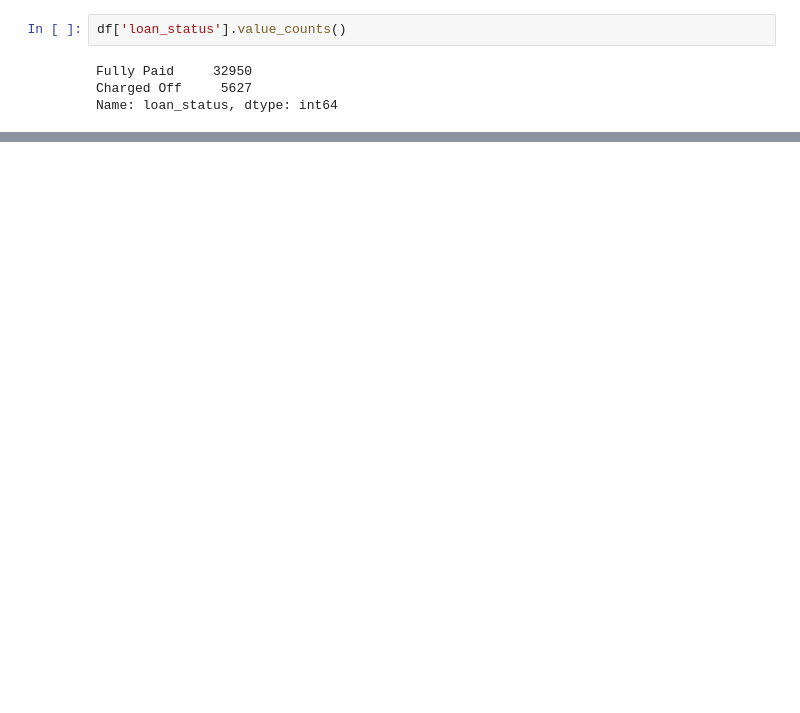
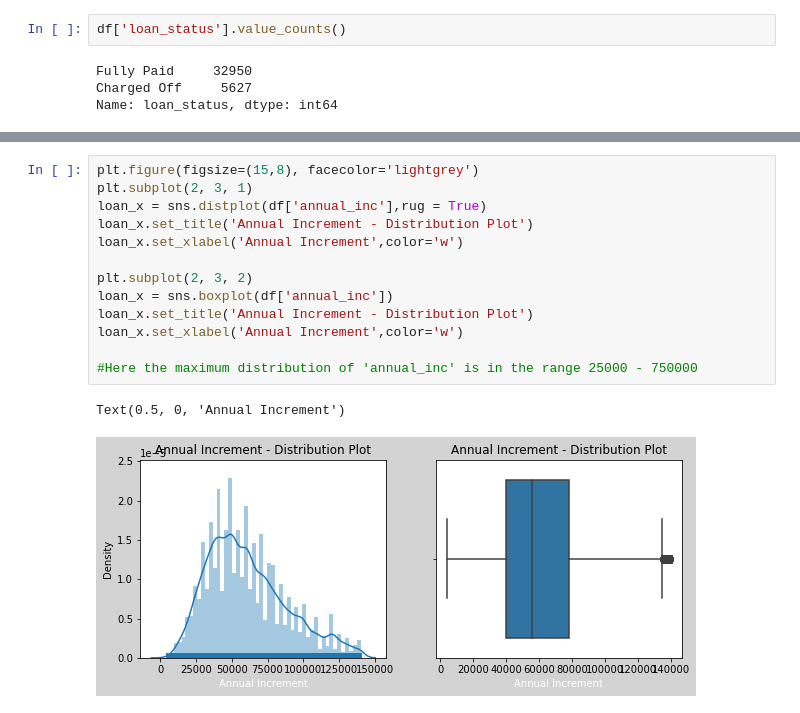
Before and after one commit to ShwetaRRao2511/EDAAssignment, a Jupyter notebook: Lending_Club_UseCase.ipynb, the cells around one changed output, grey strips where cells are left out. Drawn from its saved outputs; the diff is of its cells as text; blank space fills up the shorter version.

```diff
--- a/Lending_Club_UseCase.ipynb
+++ b/Lending_Club_UseCase.ipynb
@@ -741,0 +733,16 @@ Text(0.5, 0, 'Annual Increment')
+# %%
+plt.figure(figsize=(15,8), facecolor='lightgrey')
+plt.subplot(2, 3, 1)
+loan_x = sns.distplot(df['annual_inc'],rug = True)
+loan_x.set_title('Annual Increment - Distribution Plot')
+loan_x.set_xlabel('Annual Increment',color='w')
+
+plt.subplot(2, 3, 2)
+loan_x = sns.boxplot(df['annual_inc'])
+loan_x.set_title('Annual Increment - Distribution Plot')
+loan_x.set_xlabel('Annual Increment',color='w')
+
+#Here the maximum distribution of 'annual_inc' is in the range 25000 - 750000
+# %% [output]
+Text(0.5, 0, 'Annual Increment')
+[figure, added]
```
Also changed, not shown: parts of 104 cells of this notebook.
